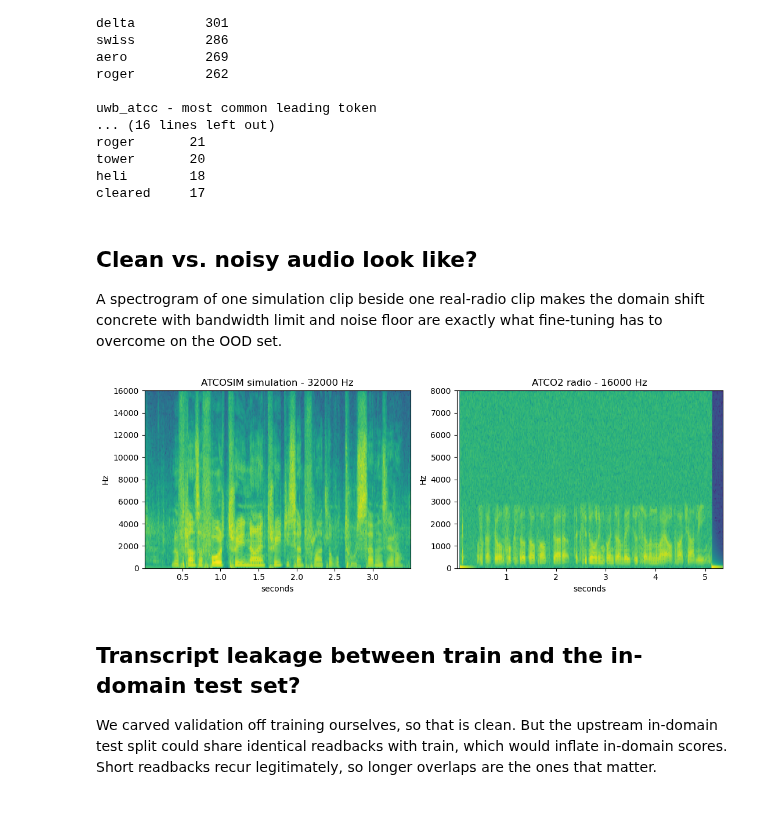
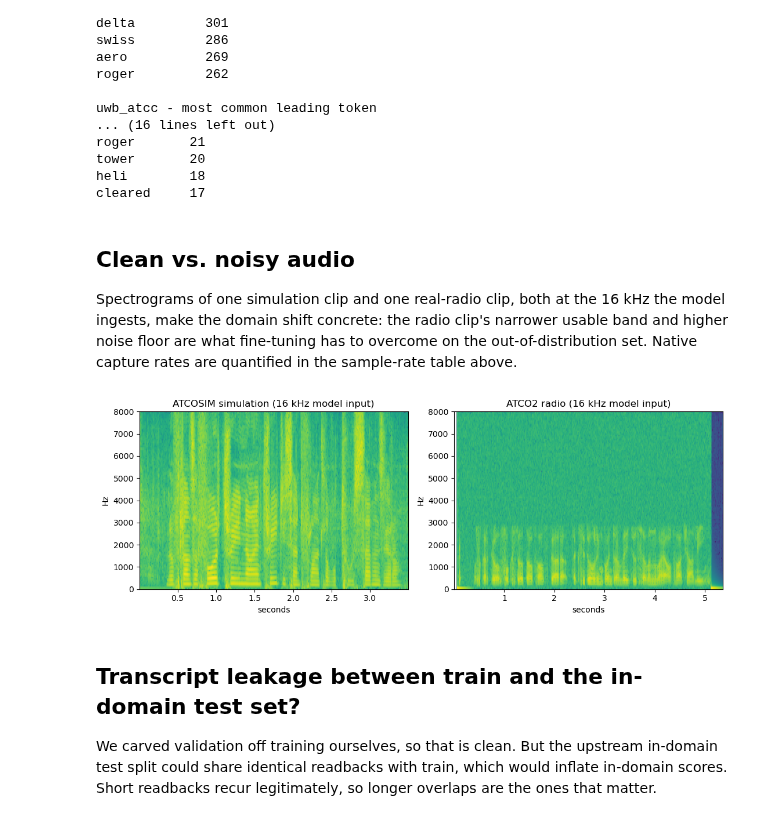
Before and after one commit to jsf3467v/whisper-atc-lora, a Jupyter notebook: EDA/EDA.ipynb, the cells around one changed output. Drawn from its saved outputs; the diff is of its cells as text; code cells hidden in the pictures.

```diff
--- a/EDA/EDA.ipynb
+++ b/EDA/EDA.ipynb
@@ -258,37 +255,31 @@ tower       20
 heli        18
 cleared     17
 # %% [markdown]
-## Clean vs. noisy audio look like?
+## Clean vs. noisy audio
 
-A spectrogram of one simulation clip beside one real-radio clip makes the domain
-shift concrete with bandwidth limit and noise floor are exactly what fine-tuning has
-to overcome on the OOD set.
+Spectrograms of one simulation clip and one real-radio clip, both at the 16 kHz the
+model ingests, make the domain shift concrete: the radio clip's narrower usable band
+and higher noise floor are what fine-tuning has to overcome on the out-of-distribution
+set. Native capture rates are quantified in the sample-rate table above.
 # %%
-def waveform(item):
-    src = io.BytesIO(item["bytes"]) if item.get("bytes") else item["path"]
-    audio, sr = sf.read(src)
-    if audio.ndim > 1:
-        audio = audio[:, 0]
-    return audio, sr
-
 clean = data["test_indomain"].cast_column("audio", Audio(decode=False))
 noisy = data["test_ood"].cast_column("audio", Audio(decode=False))
 i_clean = next(i for i, s in enumerate(clean["source"]) if s == "atcosim")
-clean_audio, clean_sr = waveform(clean[i_clean]["audio"])
-noisy_audio, noisy_sr = waveform(noisy[0]["audio"])
+clean_audio = waveform(clean[i_clean]["audio"])
+noisy_audio = waveform(noisy[0]["audio"])
 
 fig, axes = plt.subplots(1, 2, figsize=(11, 4))
-axes[0].specgram(clean_audio, Fs=clean_sr)
-axes[0].set_title(f"ATCOSIM simulation - {clean_sr} Hz")
-axes[1].specgram(noisy_audio, Fs=noisy_sr)
-axes[1].set_title(f"ATCO2 radio - {noisy_sr} Hz")
+axes[0].specgram(clean_audio, Fs=TARGET_SR)
+axes[0].set_title("ATCOSIM simulation (16 kHz model input)")
+axes[1].specgram(noisy_audio, Fs=TARGET_SR)
+axes[1].set_title("ATCO2 radio (16 kHz model input)")
 for ax in axes:
     ax.set_xlabel("seconds")
     ax.set_ylabel("Hz")
 plt.tight_layout()
 plt.show()
 # %% [output]
-[figure, old version]
+[figure, new version]
 # %% [markdown]
 ## Transcript leakage between train and the in-domain test set?
 
```
Also changed, not shown: parts of 2 cells of this notebook, 4 other files.
